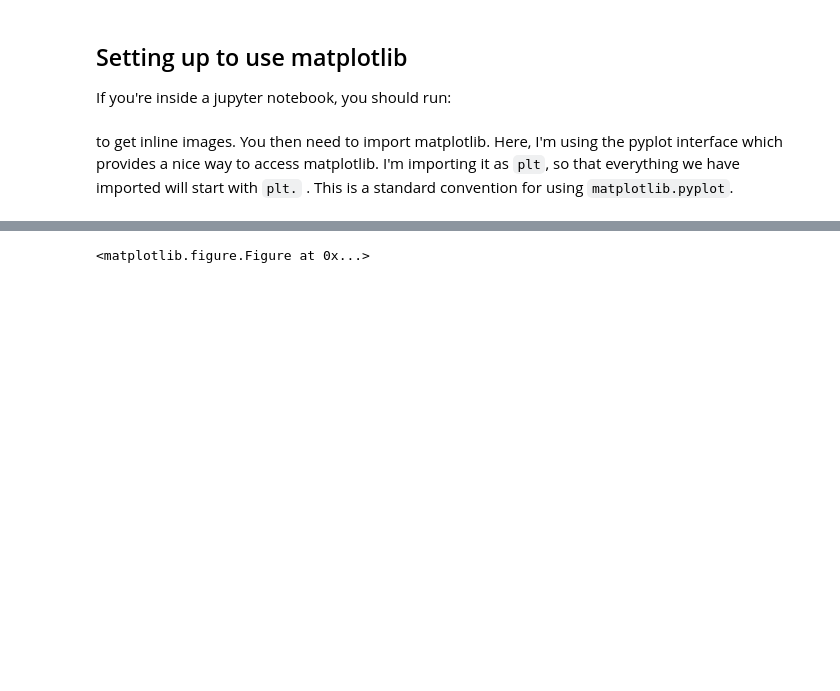
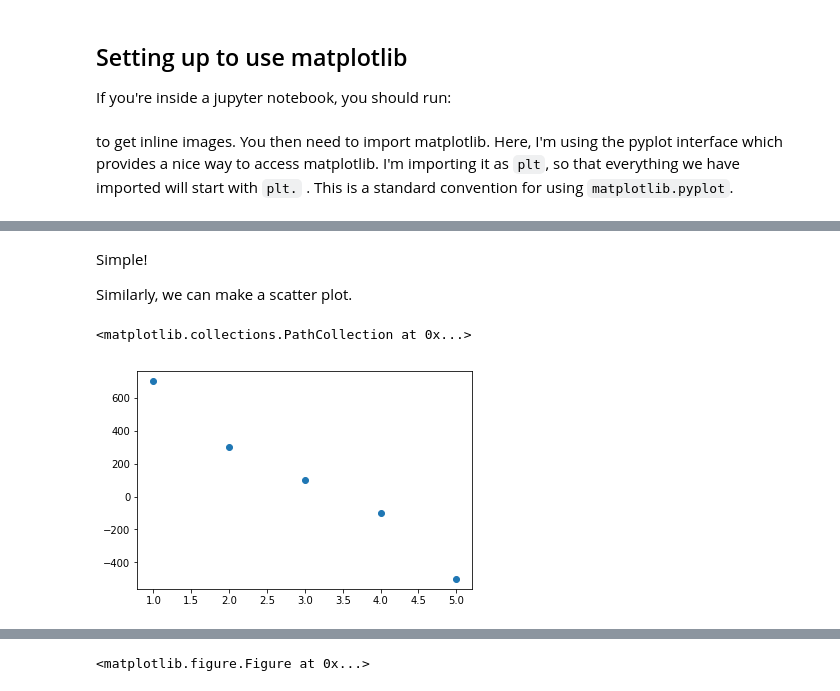
Before and after one commit to joshwalawender/python-tutorial, a Jupyter notebook: Plotting with matplotlib.ipynb, the cells around one changed output, grey strips where cells are left out. Drawn from its saved outputs; the diff is of its cells as text; code cells hidden in the pictures; blank space fills up the shorter version.

```diff
--- a/Plotting with matplotlib.ipynb
+++ b/Plotting with matplotlib.ipynb
@@ -38,0 +49,9 @@ The pyplot interface from matplotlib lets you use it in two modes. First, you ca
+# %% [markdown]
+ Simple!
+
+Similarly, we can make a scatter plot.
+# %%
+plt.scatter(xdata, ydata)
+# %% [output]
+<matplotlib.collections.PathCollection at 0x...>
+[figure, added]
```
Also changed, not shown: parts of 27 cells of this notebook.
